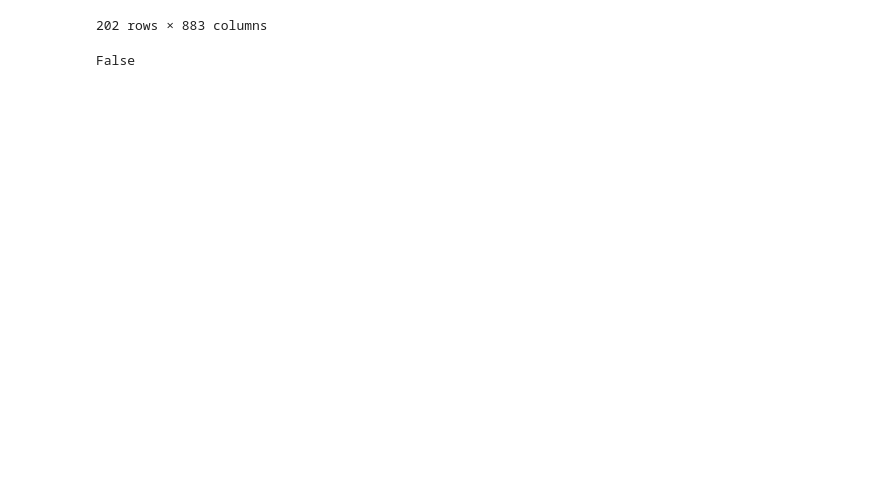
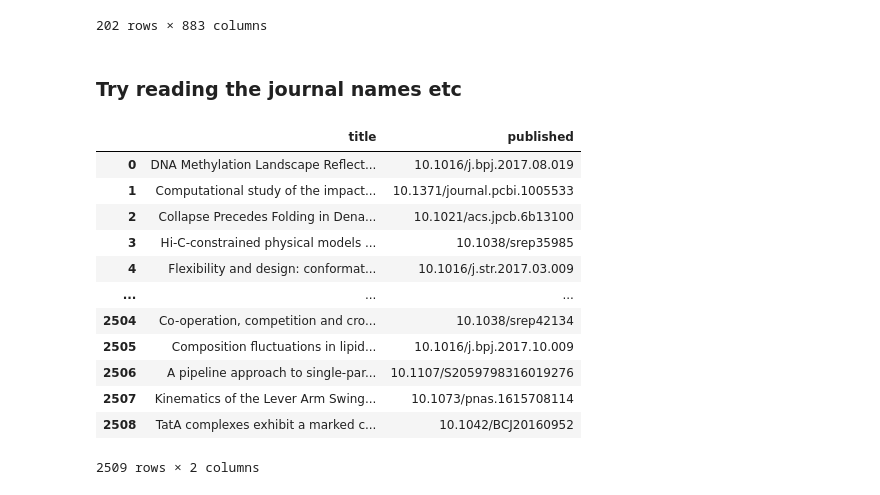
Before and after one commit to iremnasir/BioReco, a Jupyter notebook: scripts/Untitled1.ipynb, the cells around one changed output. Cells and saved outputs as stored; diff of their text form; code cells hidden in the pictures; blank space fills up the shorter version.

```diff
--- a/scripts/Untitled1.ipynb
+++ b/scripts/Untitled1.ipynb
@@ -497,7 +497,25 @@ pd.read_hdf('../Pickles/biophysics.h5')
 | 200 | 5eaa04819b21ead543e4169c | NaN | NaN | NaN | NaN | NaN | ... |
 | 201 | 5eaa04869b21ead543e416e0 | NaN | NaN | NaN | NaN | NaN | ... |
 202 rows × 883 columns
-# %%
-None ==
-# %% [output]
-False
+# %% [markdown]
+### Try reading the journal names etc
+# %%
+meta_short = pd.read_csv('../meta_short.csv')
+# %%
+meta_short = meta_short[['title', 'published']]
+# %%
+meta_short
+# %% [output]
+|  | title | published |
+| 0 | DNA Methylation Landscape Reflect... | 10.1016/j.bpj.2017.08.019 |
+| 1 | Computational study of the impact... | 10.1371/journal.pcbi.1005533 |
+| 2 | Collapse Precedes Folding in Dena... | 10.1021/acs.jpcb.6b13100 |
+| 3 | Hi-C-constrained physical models ... | 10.1038/srep35985 |
+| 4 | Flexibility and design: conformat... | 10.1016/j.str.2017.03.009 |
+| ... | ... | ... |
+| 2504 | Co-operation, competition and cro... | 10.1038/srep42134 |
+| 2505 | Composition fluctuations in lipid... | 10.1016/j.bpj.2017.10.009 |
+| 2506 | A pipeline approach to single-par... | 10.1107/S2059798316019276 |
+| 2507 | Kinematics of the Lever Arm Swing... | 10.1073/pnas.1615708114 |
+| 2508 | TatA complexes exhibit a marked c... | 10.1042/BCJ20160952 |
+2509 rows × 2 columns
```
Also changed, not shown: parts of 11 cells of this notebook, 10 other files.
